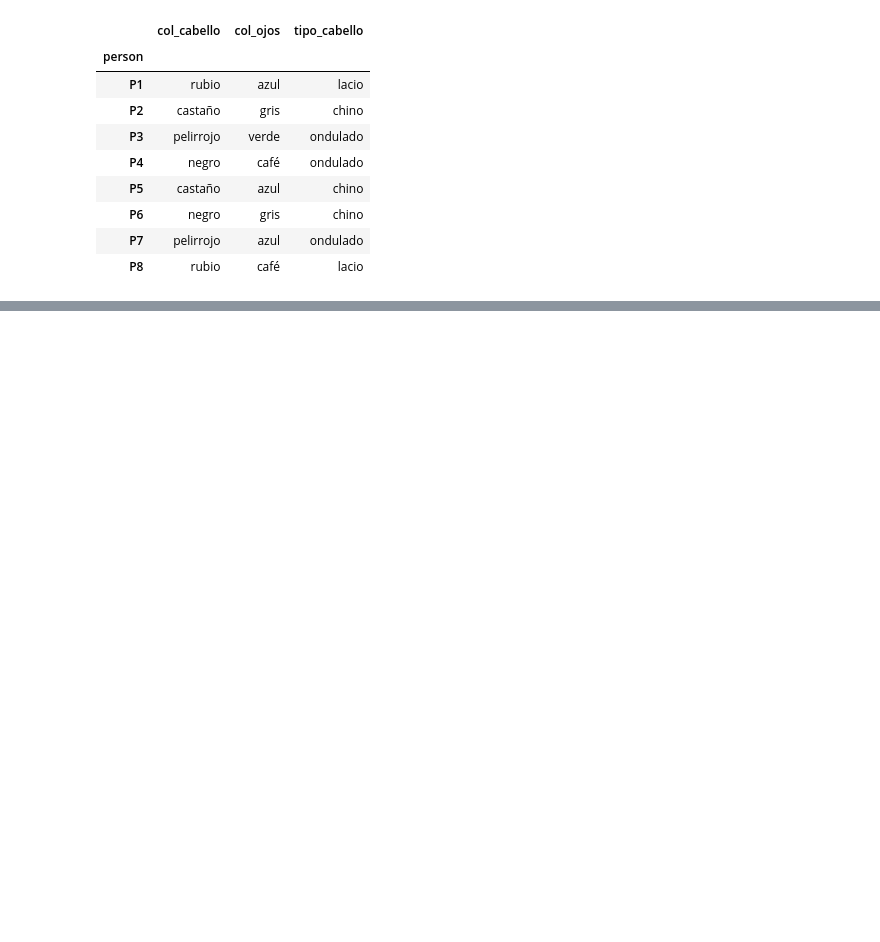
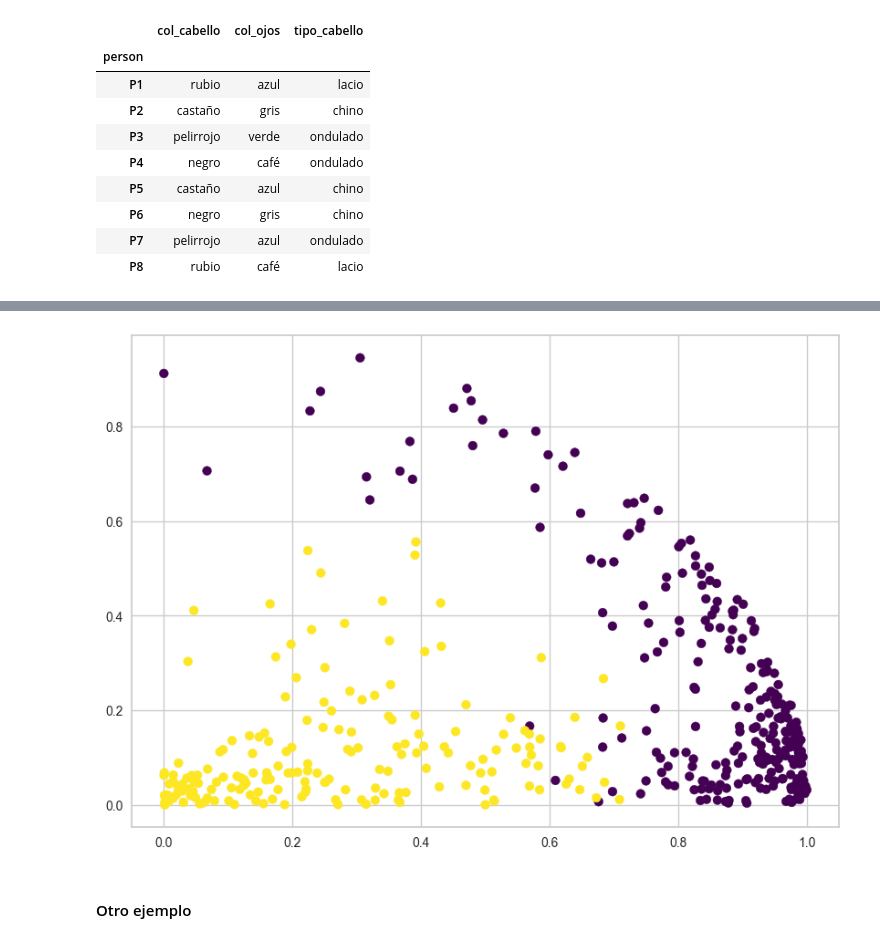
Before and after one commit to emilianodesu/LCD-5Sem-2025-1, a Jupyter notebook: PPCD/T1 Introduccion a ciencia de datos/1.2 Extraccion de grandes cantidades de informacion/agrupamientos.ipynb, the cells around one changed output, grey strips where cells are left out. Saved outputs shown, nothing was run; the diff lists cells and outputs as text; code cells hidden in the pictures; blank space fills up the shorter version.

```diff
--- a/PPCD/T1 Introduccion a ciencia de datos/1.2 Extraccion de grandes cantidades de informacion/agrupamientos.ipynb
+++ b/PPCD/T1 Introduccion a ciencia de datos/1.2 Extraccion de grandes cantidades de informacion/agrupamientos.ipynb
@@ -325,0 +396,8 @@ data
+# %%
+plt.figure(figsize=(10,7))
+plt.scatter(data_scaled.Fresh, data_scaled.Frozen, c=y_hat, s=50, cmap='viridis')
+plt.show()
+# %% [output]
+[figure, added]
+# %% [markdown]
+#### Otro ejemplo
```
Also changed, not shown: parts of 24 cells of this notebook, 3 other files.
